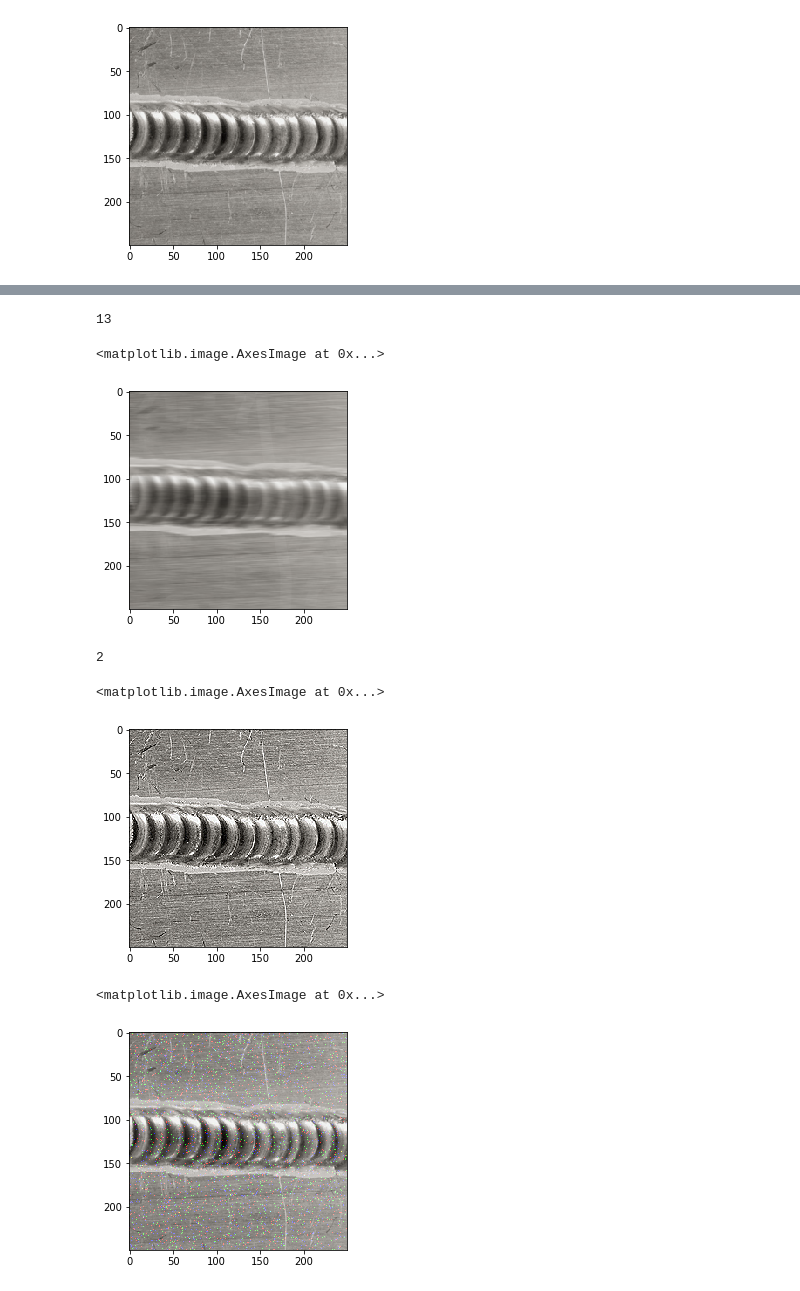
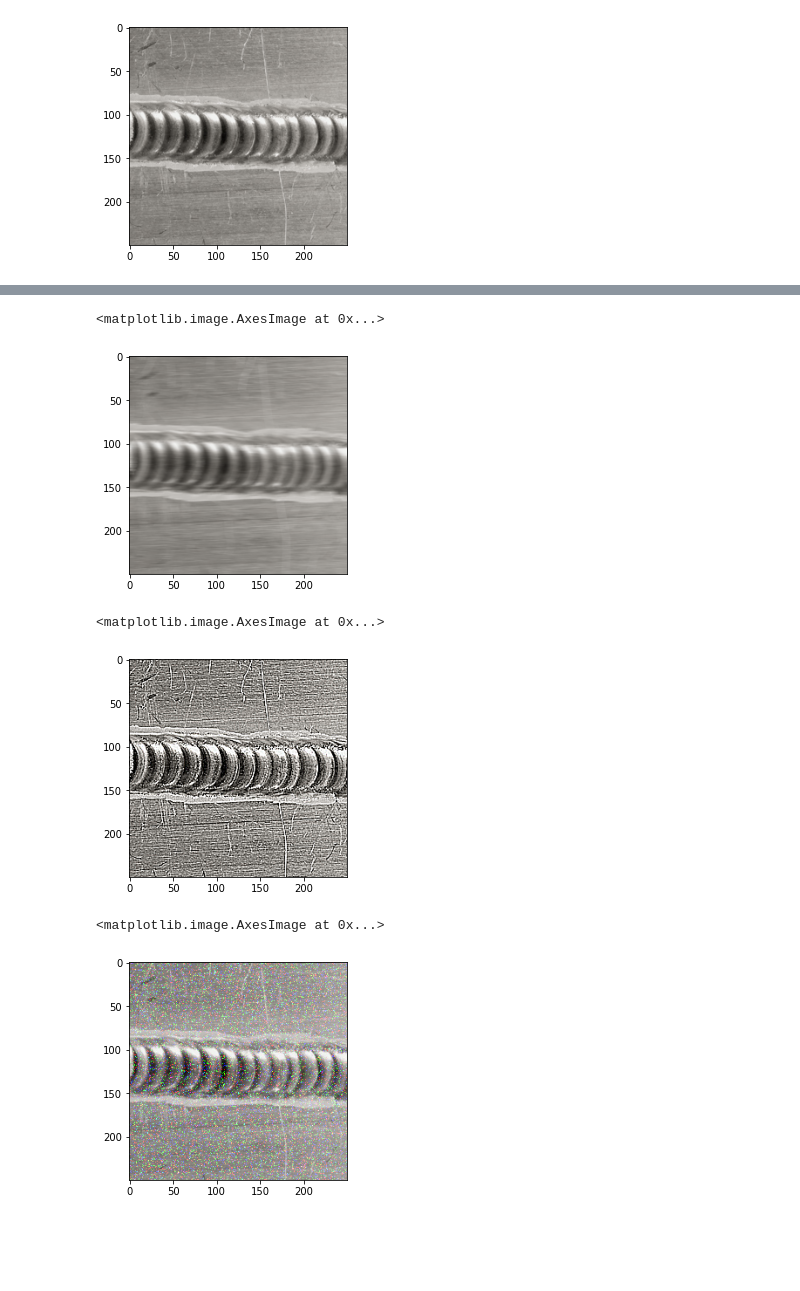
Before and after one commit to wsy8029/ai-contents-shipbuilding, a Jupyter notebook: 1. 용접 품질 검사/Untitled.ipynb, the cells around one changed output, grey strips where cells are left out. Drawn from its saved outputs; the diff is of its cells as text; code cells hidden in the pictures; blank space fills up the shorter version.

Commit message:
Generate random dataset and ploting on jupyter

```diff
--- a/1. 용접 품질 검사/Untitled.ipynb
+++ b/1. 용접 품질 검사/Untitled.ipynb
@@ -12,9 +16,5 @@ plt.imshow(image)
 # %%
-
-image = cv2.imread('./data/weld1.jpeg')
-
-# rows, cols = image.shape[:2]
-
+# 블러 - 실행할 때마다 랜덤 숫자를 생성하여 블러를 넣습니다.
 def blur(image):
     filtersize = random.randrange(3,11)
     low_pass_filter = np.ones((filtersize, filtersize), np.float32) / filtersize**2
@@ -29,9 +28,8 @@ plt.imshow(blur_image)
 [figure]
 # %%
-image = cv2.imread('./data/weld1.jpeg')
+# 모션 블러 - 실행할 때마다 랜덤 숫자를 생성하여 움직이는 듯한 블러 효과를 줍니다.
 def motion_blur(image):
     size = random.randrange(5,15)
-    print(size)
     motion_blur = np.zeros((size, size))
     motion_blur[int((size-1)/2), :] = np.ones(size)
     motion_blur = motion_blur / size
@@ -42,11 +40,10 @@ def motion_blur(image):
 motion_image = motion_blur(image)
 plt.imshow(motion_image)
 # %% [output]
-13
+<matplotlib.image.AxesImage at 0x...>
-<matplotlib.image.AxesImage at 0x...>
 [figure]
 # %%
-image = cv2.imread('./data/weld1.jpeg')
+# 샤프닝 - 실행할 때마다 랜덤 숫자를 생성하여 샤프닝 효과를 줍니다.
 def sharpening(image):
     rand = random.randrange(1,4)
     if rand == 1:
@@ -65,17 +62,19 @@ def sharpening(image):
 sharpening_image = sharpening(image)
 plt.imshow(sharpening_image)
 # %% [output]
-2
+<matplotlib.image.AxesImage at 0x...>
-<matplotlib.image.AxesImage at 0x...>
-[figure, old version]
+[figure, new version]
 # %%
-image = cv2.imread('./data/weld1.jpeg')
-def
-gauss = np.random.normal(0,0.5,image.size)
-gauss = gauss.reshape(image.shape[0],image.shape[1],image.shape[2]).astype('uint8')
-# Add the Gaussian noise to the image
-image_gauss = cv2.add(image,gauss)
-plt.imshow(image_gauss)
+# 가우시안 노이즈 - 실행할 때마다 랜덤 숫자를 생성하여 가우시안 노이즈를 추가합니다.
+def gaussian_noise(image):
+    rand = random.randrange(0,11)*0.1+0.5
+    gauss = np.random.normal(0,rand,image.size)
+    gauss = gauss.reshape(image.shape[0],image.shape[1],image.shape[2]).astype('uint8')
+    # Add the Gaussian noise to the image
+    image_gauss = cv2.add(image,gauss)
+    return image_gauss
+gaussian_image = gaussian_noise(image)
+plt.imshow(gaussian_image)
 # %% [output]
 <matplotlib.image.AxesImage at 0x...>
-[figure, old version]
+[figure, new version]
```
Also changed, not shown: parts of 11 cells of this notebook.
